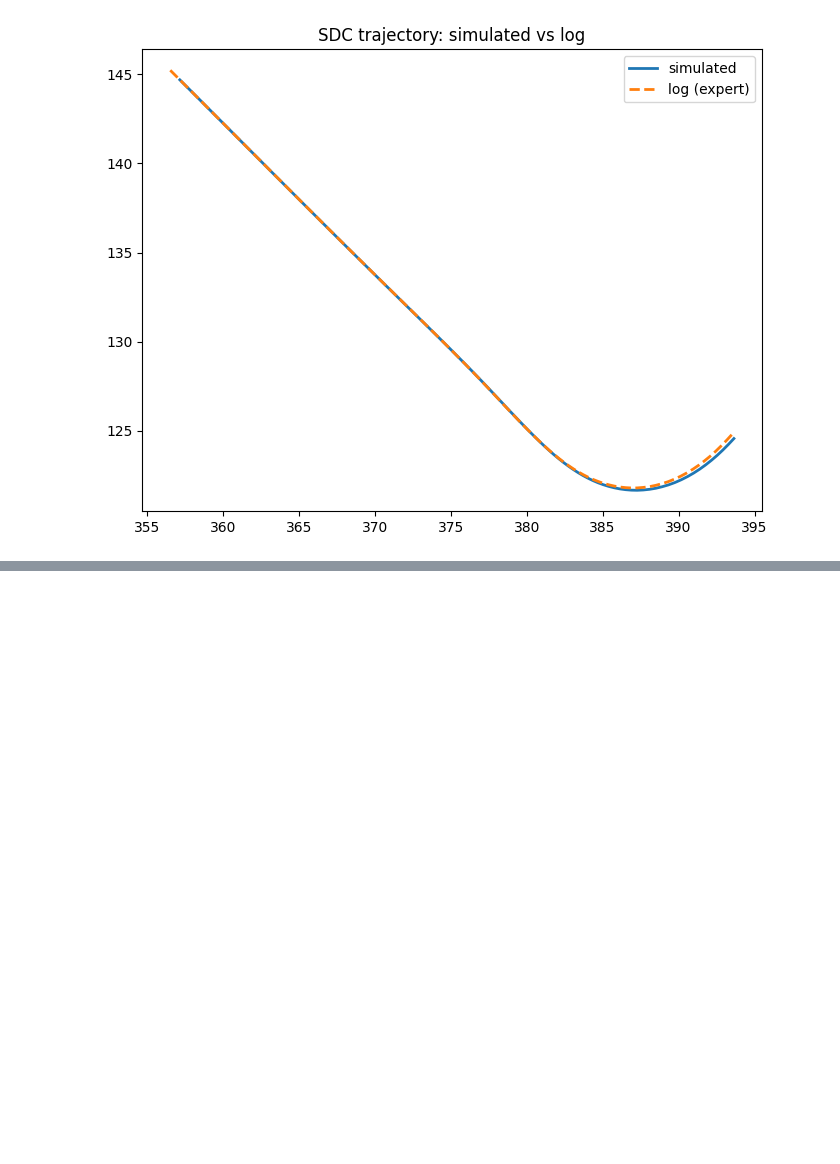
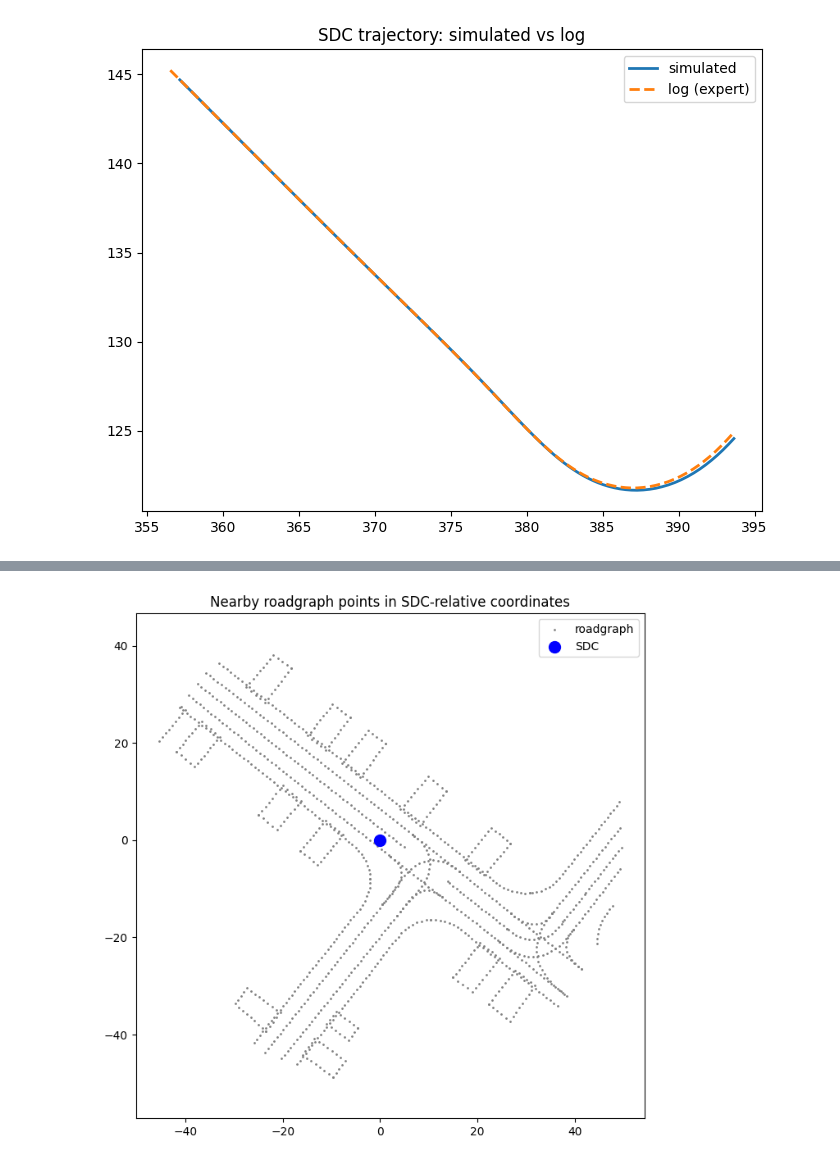
Before and after one commit to ducmngx/waymax-projects, a Jupyter notebook: notebooks/explore_sim.ipynb, the cells around one changed output, grey strips where cells are left out. Cells and saved outputs as stored; diff of their text form; code cells hidden in the pictures; blank space fills up the shorter version.

```diff
--- a/notebooks/explore_sim.ipynb
+++ b/notebooks/explore_sim.ipynb
@@ -209,0 +271,16 @@ plt.show()
+# %%
+# Get valid points within 50m
+valid_mask = state.roadgraph_points.valid & (distances < 50)
+
+nearby_x = rg_x[valid_mask] - sdc_x  # relative to SDC
+nearby_y = rg_y[valid_mask] - sdc_y
+
+plt.figure(figsize=(8, 8))
+plt.scatter(nearby_x, nearby_y, s=1, c='gray', label='roadgraph')
+plt.scatter(0, 0, s=100, c='blue', label='SDC')
+plt.legend()
+plt.title('Nearby roadgraph points in SDC-relative coordinates')
+plt.axis('equal')
+plt.show()
+# %% [output]
+[figure, added]
```
Also changed, not shown: parts of 5 cells of this notebook.
